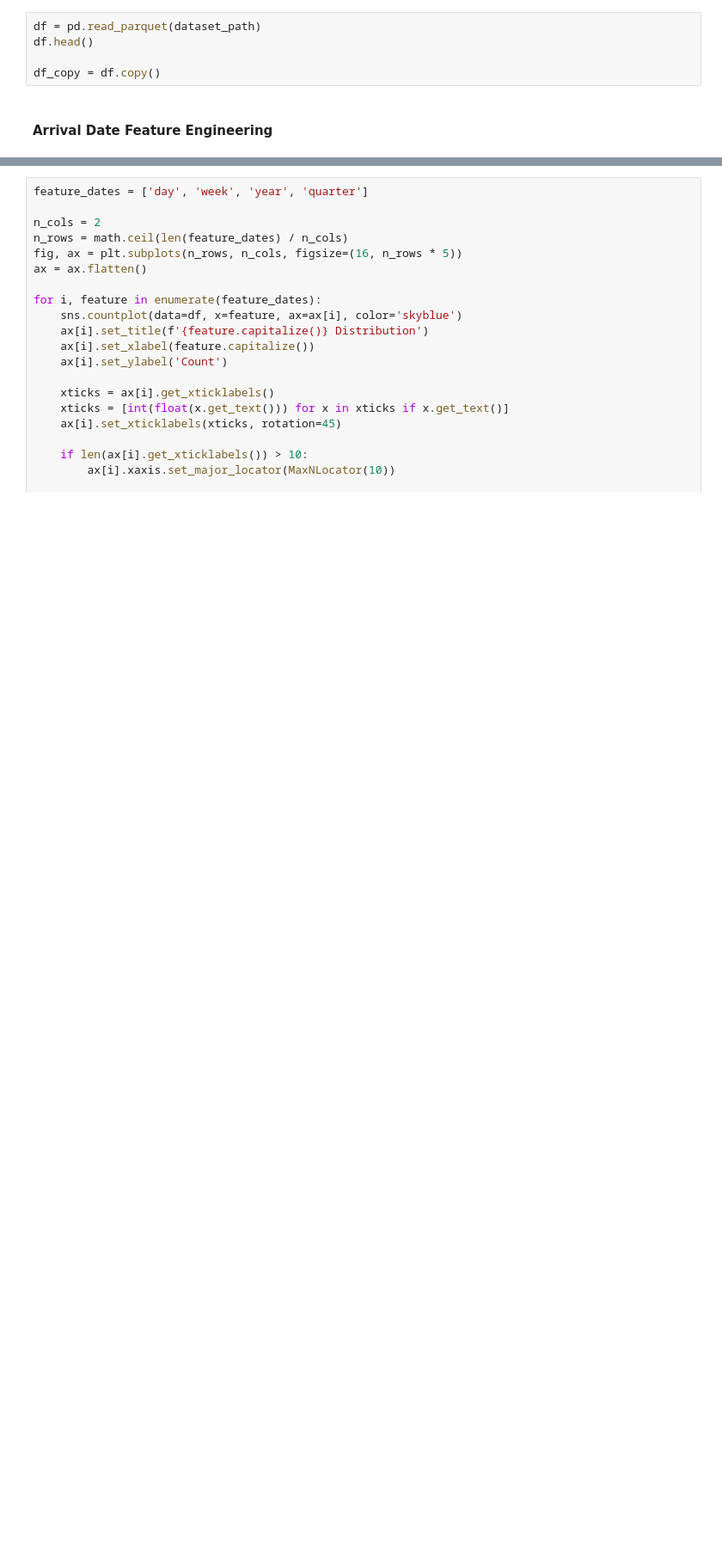
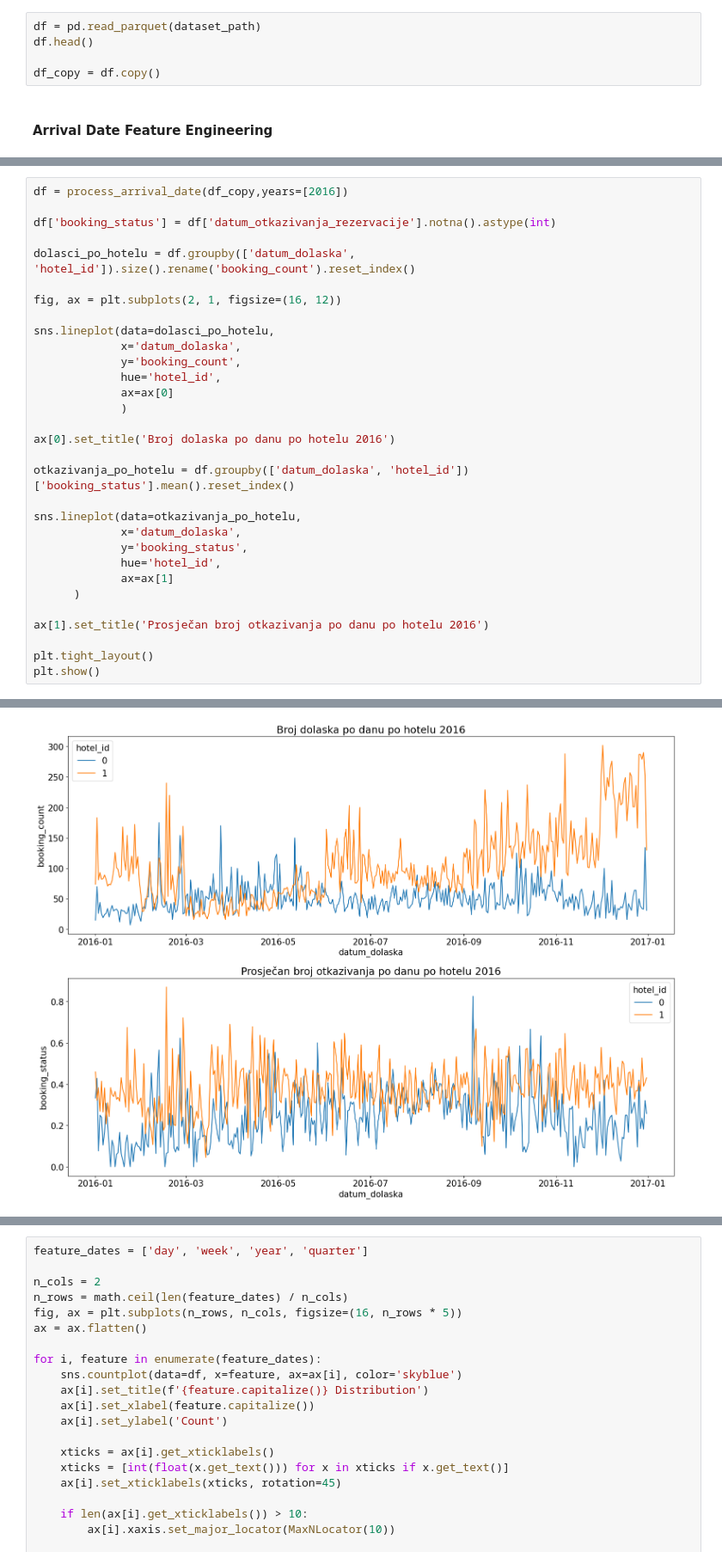
Before and after one commit to MarkoHaralovic/Prediction-of-Hotel-Occupancy, a Jupyter notebook: prediction-of-hotel-occupancy/notebooks/exploratory_data_analysis.ipynb, the cells around one changed output, grey strips where cells are left out. Shown at 86% size. Drawn from its saved outputs; the diff is of its cells as text; blank space fills up the shorter version.

```diff
--- a/prediction-of-hotel-occupancy/notebooks/exploratory_data_analysis.ipynb
+++ b/prediction-of-hotel-occupancy/notebooks/exploratory_data_analysis.ipynb
@@ -62,0 +112,32 @@ plt.show()
+# %%
+df = process_arrival_date(df_copy,years=[2016])
+
+df['booking_status'] = df['datum_otkazivanja_rezervacije'].notna().astype(int)
+
+dolasci_po_hotelu = df.groupby(['datum_dolaska', 'hotel_id']).size().rename('booking_count').reset_index()
+
+fig, ax = plt.subplots(2, 1, figsize=(16, 12))
+
+sns.lineplot(data=dolasci_po_hotelu,
+             x='datum_dolaska',
+             y='booking_count',
+             hue='hotel_id',
+             ax=ax[0]
+             )
+
+ax[0].set_title('Broj dolaska po danu po hotelu 2016')
+
+otkazivanja_po_hotelu = df.groupby(['datum_dolaska', 'hotel_id'])['booking_status'].mean().reset_index()
+
+sns.lineplot(data=otkazivanja_po_hotelu,
+             x='datum_dolaska',
+             y='booking_status',
+             hue='hotel_id',
+             ax=ax[1]
+      )
+
+ax[1].set_title('Prosječan broj otkazivanja po danu po hotelu 2016')
+
+plt.tight_layout()
+plt.show()
+# %% [output]
@@ -62,0 +149 @@ plt.show()
+[figure, added]
```
Also changed, not shown: parts of 10 cells of this notebook, 1 other file.
